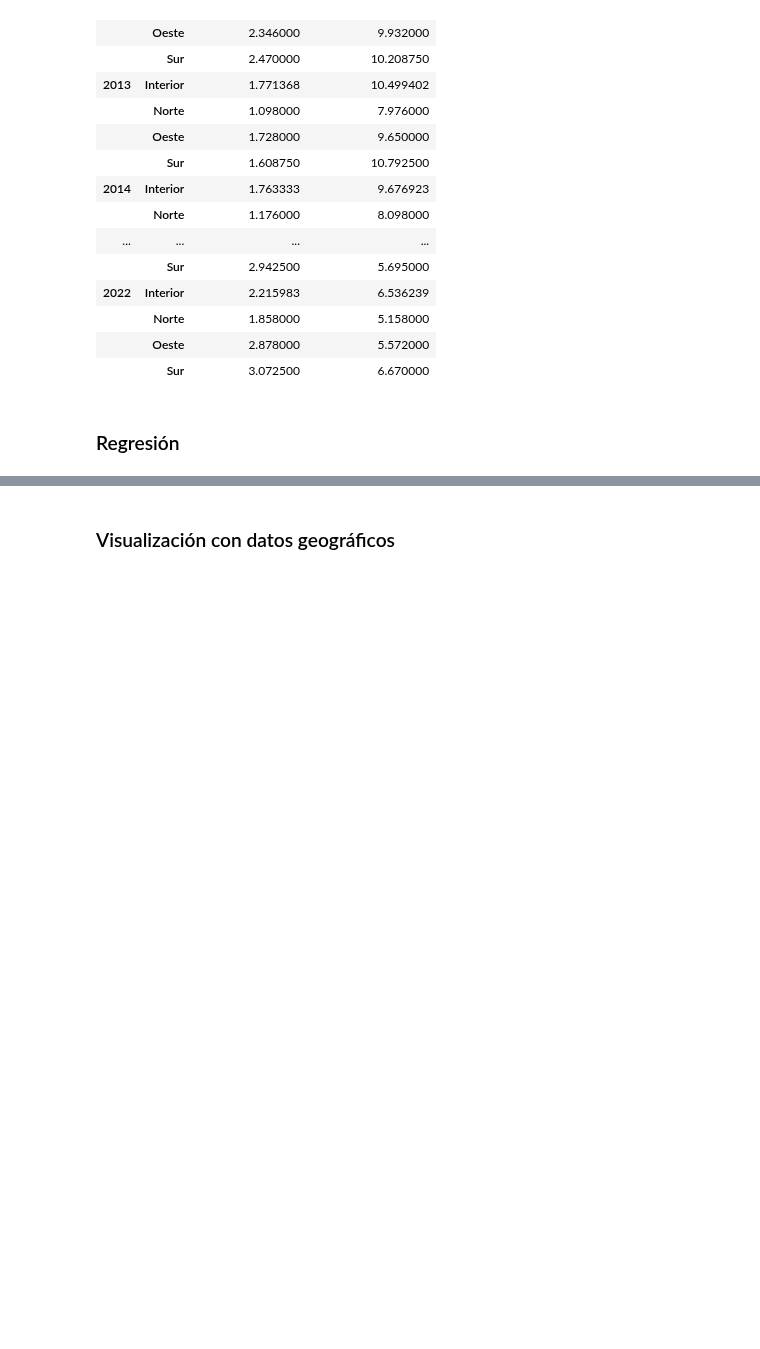
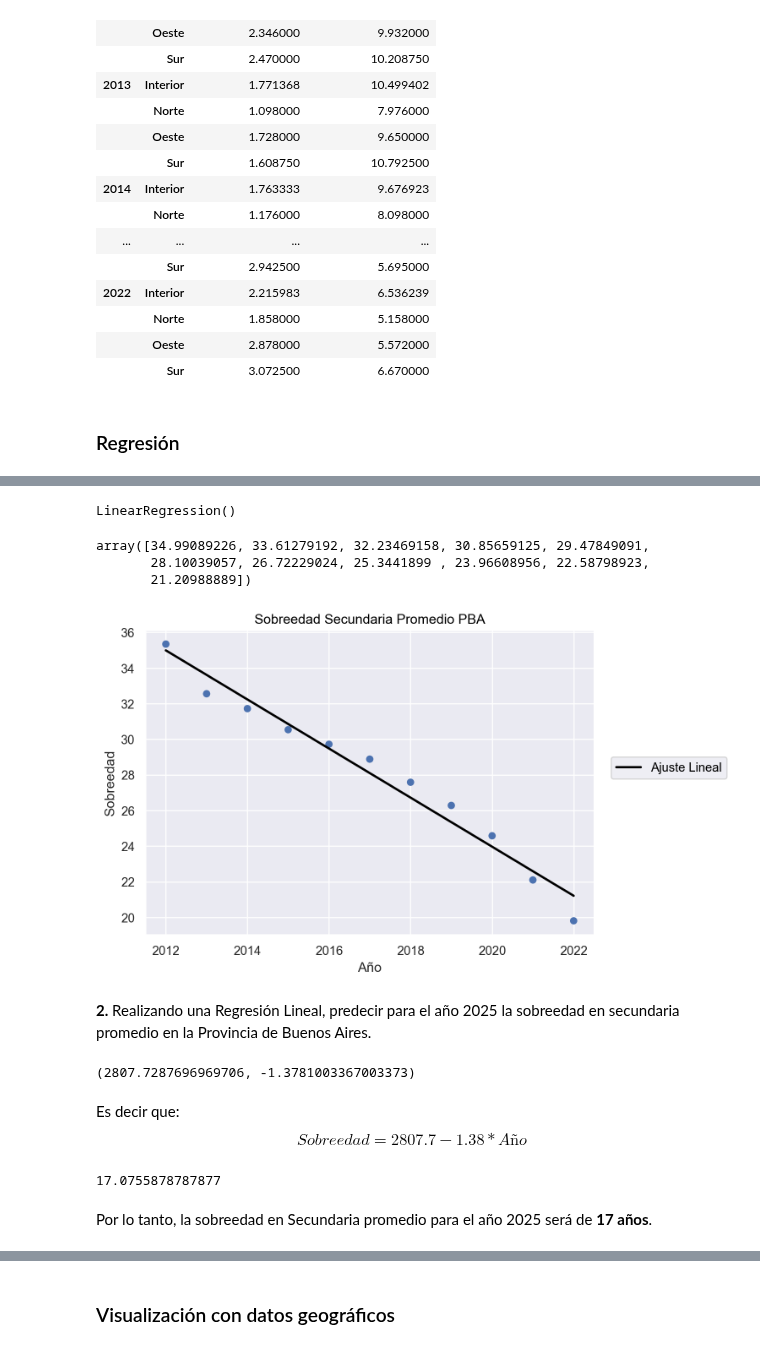
Before and after one commit to rodricoppa/TP1-LDD, a Jupyter notebook: TP_1.ipynb, the cells around one changed output, grey strips where cells are left out. Saved outputs shown, nothing was run; the diff lists cells and outputs as text; code cells hidden in the pictures; blank space fills up the shorter version.

Commit message:
Hecha parte de Regresión Lineal puntos 1 y 2

```diff
--- a/TP_1.ipynb
+++ b/TP_1.ipynb
@@ -264,0 +262,9 @@ area_metropolitana = ['Almirante Brown', 'Avellaneda', 'Berazategui', 'Berisso',
+# %%
+sobreedad_promedio_por_año = (
+    df_educacion
+    .groupby("anio")["sobreedad_secundaria"]
+    .mean()
+    .reset_index() # lo convierte en un DataFrame para poder graficarlo
+)
+
+sobreedad_promedio_por_año
@@ -264,0 +306,44 @@ area_metropolitana = ['Almirante Brown', 'Avellaneda', 'Berazategui', 'Berisso',
+# %%
+# Ajustar el modelo
+modelo = linear_model.LinearRegression(fit_intercept=True)  # Usamos fit_intercept=True para incluir la intersección
+modelo.fit(X, y)
+# %% [output]
+LinearRegression()
+# %%
+# Predicciones sobre los mismos años
+y_pred = modelo.predict(X)
+y_pred
+# %% [output]
+array([34.99089226, 33.61279192, 32.23469158, 30.85659125, 29.47849091,
+       28.10039057, 26.72229024, 25.3441899 , 23.96608956, 22.58798923,
+       21.20988889])
+# %%
+# Gráfico
+(
+    so.Plot(sobreedad_promedio_por_año, x="anio", y="sobreedad_secundaria")
+    .add(so.Dot())  # Los puntos de datos
+    .add(so.Line(color='black', linewidth=2), so.PolyFit(1), label="Ajuste Lineal")  # Agregar la línea de regresión y su leyenda
+    .label(title='Sobreedad Secundaria Promedio PBA', x='Año', y='Sobreedad')
+)
+# %% [output]
+[figure, added]
+# %% [markdown]
+**2.** Realizando una Regresión Lineal, predecir para el año 2025 la sobreedad en secundaria promedio en la Provincia de Buenos Aires.
+# %%
+# Valores de los coeficientes para la prediccion
+beta_0 = modelo.intercept_
+beta_1 = modelo.coef_[0]
+beta_0, beta_1
+# %% [output]
+(2807.7287696969706, -1.3781003367003373)
+# %% [markdown]
+Es decir que:
+$$ Sobreedad = 2807.7 - 1.38 * Año $$
+# %%
+año_prediccion = np.array([[2025]])
+sobreedad_2025 = modelo.predict(año_prediccion)[0]
+sobreedad_2025
+# %% [output]
+17.0755878787877
+# %% [markdown]
+Por lo tanto, la sobreedad en Secundaria promedio para el año 2025 será de **17 años**.
```
Also changed, not shown: parts of 10 cells of this notebook.
